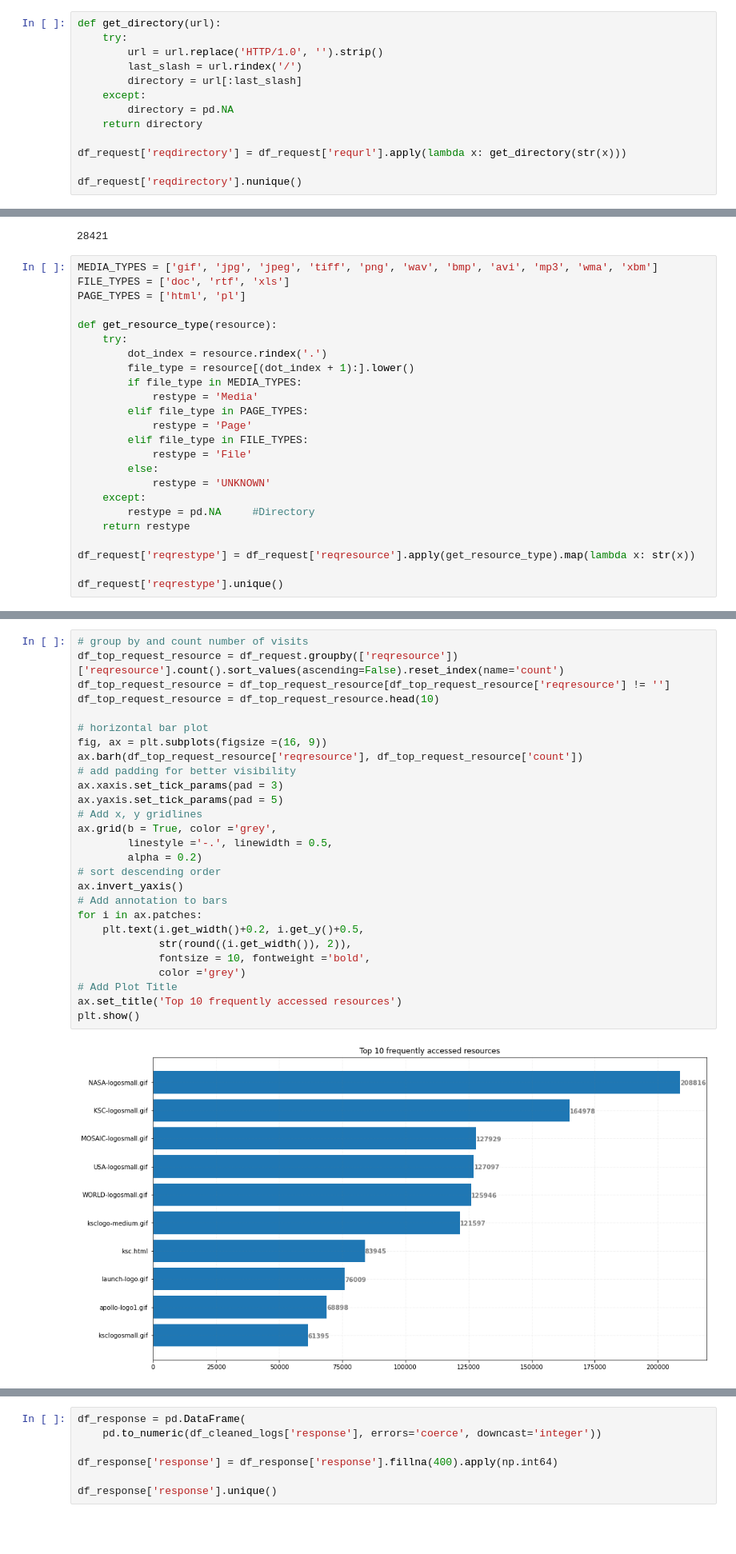
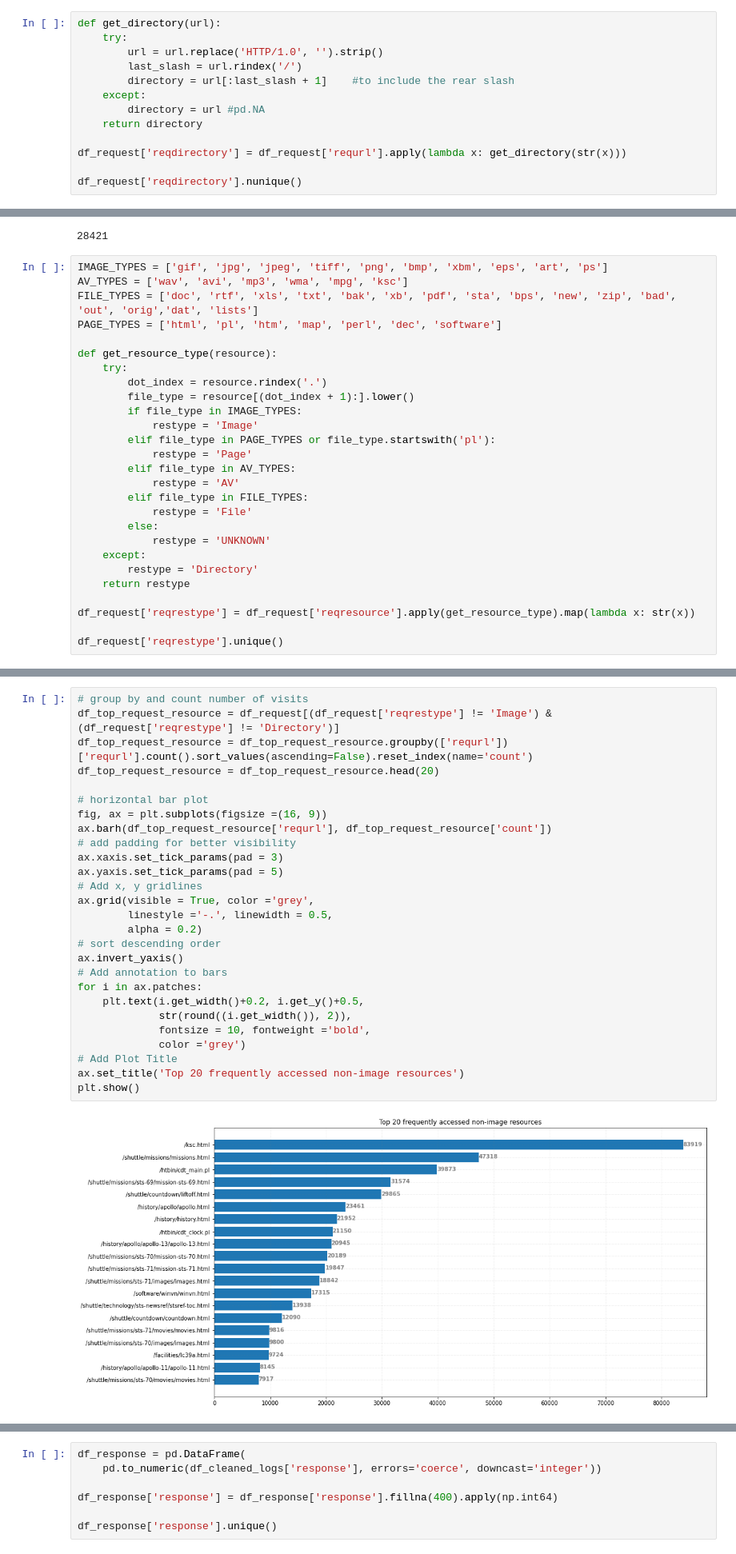
Before and after one commit to emtabiraobarias/nasa-website-1995-analysis, a Jupyter notebook: eda/nasa_website_analysis.ipynb, the cells around one changed output, grey strips where cells are left out. Shown: that part at 80% size. Saved outputs shown, nothing was run; the diff lists cells and outputs as text; blank space fills up the shorter version.

Commit message:
Request analysis completed. Format-cleaned notebook

```diff
--- a/eda/nasa_website_analysis.ipynb
+++ b/eda/nasa_website_analysis.ipynb
@@ -512,9 +512,9 @@ def get_directory(url):
     try:
         url = url.replace('HTTP/1.0', '').strip()
         last_slash = url.rindex('/')
-        directory = url[:last_slash]
+        directory = url[:last_slash + 1]    #to include the rear slash
     except:
-        directory = pd.NA
+        directory = url #pd.NA
     return directory
 
 df_request['reqdirectory'] = df_request['requrl'].apply(lambda x: get_directory(str(x)))
@@ -541,24 +541,27 @@ df_request['reqresource'].nunique()
 # %% [output]
 28421
 # %%
-MEDIA_TYPES = ['gif', 'jpg', 'jpeg', 'tiff', 'png', 'wav', 'bmp', 'avi', 'mp3', 'wma', 'xbm']
-FILE_TYPES = ['doc', 'rtf', 'xls']
-PAGE_TYPES = ['html', 'pl']
+IMAGE_TYPES = ['gif', 'jpg', 'jpeg', 'tiff', 'png', 'bmp', 'xbm', 'eps', 'art', 'ps']
+AV_TYPES = ['wav', 'avi', 'mp3', 'wma', 'mpg', 'ksc']
+FILE_TYPES = ['doc', 'rtf', 'xls', 'txt', 'bak', 'xb', 'pdf', 'sta', 'bps', 'new', 'zip', 'bad', 'out', 'orig','dat', 'lists']
+PAGE_TYPES = ['html', 'pl', 'htm', 'map', 'perl', 'dec', 'software']
 
 def get_resource_type(resource):
     try:
         dot_index = resource.rindex('.')
         file_type = resource[(dot_index + 1):].lower()
-        if file_type in MEDIA_TYPES:
-            restype = 'Media'
-        elif file_type in PAGE_TYPES:
+        if file_type in IMAGE_TYPES:
+            restype = 'Image'
+        elif file_type in PAGE_TYPES or file_type.startswith('pl'):
             restype = 'Page'
+        elif file_type in AV_TYPES:
+            restype = 'AV'
         elif file_type in FILE_TYPES:
             restype = 'File'
         else:
             restype = 'UNKNOWN'
     except:
-        restype = pd.NA     #Directory
+        restype = 'Directory'
     return restype
 
 df_request['reqrestype'] = df_request['reqresource'].apply(get_resource_type).map(lambda x: str(x))
@@ -571,29 +577,29 @@ Identify top 10 resources frequently retrieved.
 # %%
 # group by and count number of visits
-df_top_request_resource = df_request.groupby(['reqresource'])['reqresource'].count().sort_values(ascending=False).reset_index(name='count')
-df_top_request_resource = df_top_request_resource[df_top_request_resource['reqresource'] != '']
-df_top_request_resource = df_top_request_resource.head(10)
+df_top_request_resource = df_request[(df_request['reqrestype'] != 'Image') & (df_request['reqrestype'] != 'Directory')]
+df_top_request_resource = df_top_request_resource.groupby(['requrl'])['requrl'].count().sort_values(ascending=False).reset_index(name='count')
+df_top_request_resource = df_top_request_resource.head(20)
 
 # horizontal bar plot
 fig, ax = plt.subplots(figsize =(16, 9))
-ax.barh(df_top_request_resource['reqresource'], df_top_request_resource['count'])
+ax.barh(df_top_request_resource['requrl'], df_top_request_resource['count'])
 # add padding for better visibility
 ax.xaxis.set_tick_params(pad = 3)
 ax.yaxis.set_tick_params(pad = 5)
 # Add x, y gridlines
-ax.grid(b = True, color ='grey',
+ax.grid(visible = True, color ='grey',
         linestyle ='-.', linewidth = 0.5,
         alpha = 0.2)
 # sort descending order
 ax.invert_yaxis()
 # Add annotation to bars
 for i in ax.patches:
     plt.text(i.get_width()+0.2, i.get_y()+0.5,
              str(round((i.get_width()), 2)),
              fontsize = 10, fontweight ='bold',
              color ='grey')
 # Add Plot Title
-ax.set_title('Top 10 frequently accessed resources')
+ax.set_title('Top 20 frequently accessed non-image resources')
 plt.show()
 # %% [output]
-[figure, old version]
+[figure, new version]
```
Also changed, not shown: parts of 21 cells of this notebook, 1 other file.
